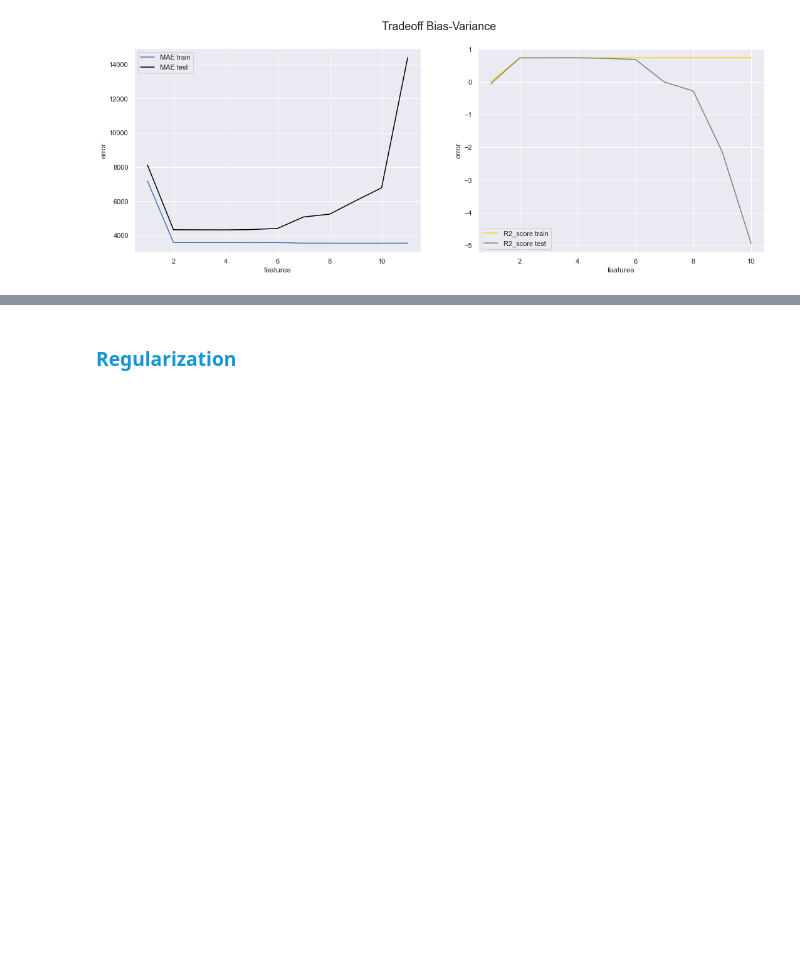
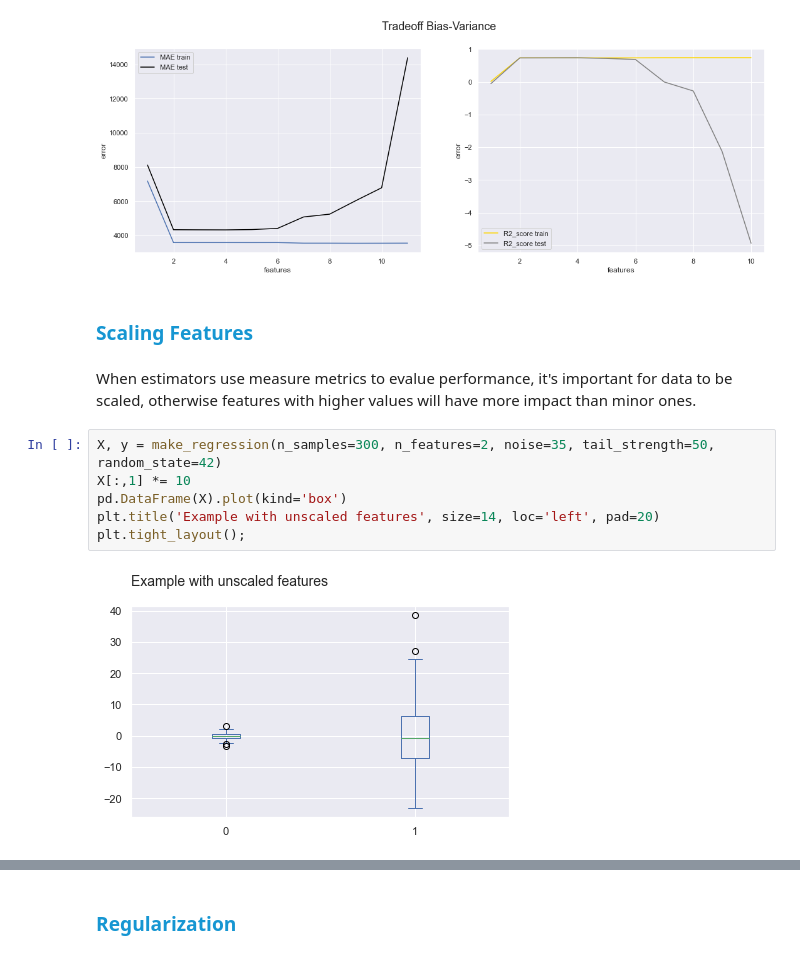
Before and after one commit to baiochi/LetsCode, a Jupyter notebook: Modulo 5 - Machine Learning/aulas/Summary.ipynb, the cells around one changed output, grey strips where cells are left out. Drawn from its saved outputs; the diff is of its cells as text; blank space fills up the shorter version.

```diff
--- a/Modulo 5 - Machine Learning/aulas/Summary.ipynb
+++ b/Modulo 5 - Machine Learning/aulas/Summary.ipynb
@@ -225,3 +225,15 @@ ax[0].legend(), ax[1].legend()
 fig.suptitle('Tradeoff Bias-Variance', size=18);
 # %% [output]
 [figure]
+# %% [markdown]
+### <span id='regularization' style='color:#1696d2'>Scaling Features
+# %% [markdown]
+When estimators use measure metrics to evalue performance, it's important for data to be scaled, otherwise features with higher values will have more impact than minor ones.
+# %%
+X, y = make_regression(n_samples=300, n_features=2, noise=35, tail_strength=50, random_state=42)
+X[:,1] *= 10
+pd.DataFrame(X).plot(kind='box')
+plt.title('Example with unscaled features', size=14, loc='left', pad=20)
+plt.tight_layout();
+# %% [output]
+[figure, added]
```
Also changed, not shown: parts of 20 cells of this notebook, 11 other files.
